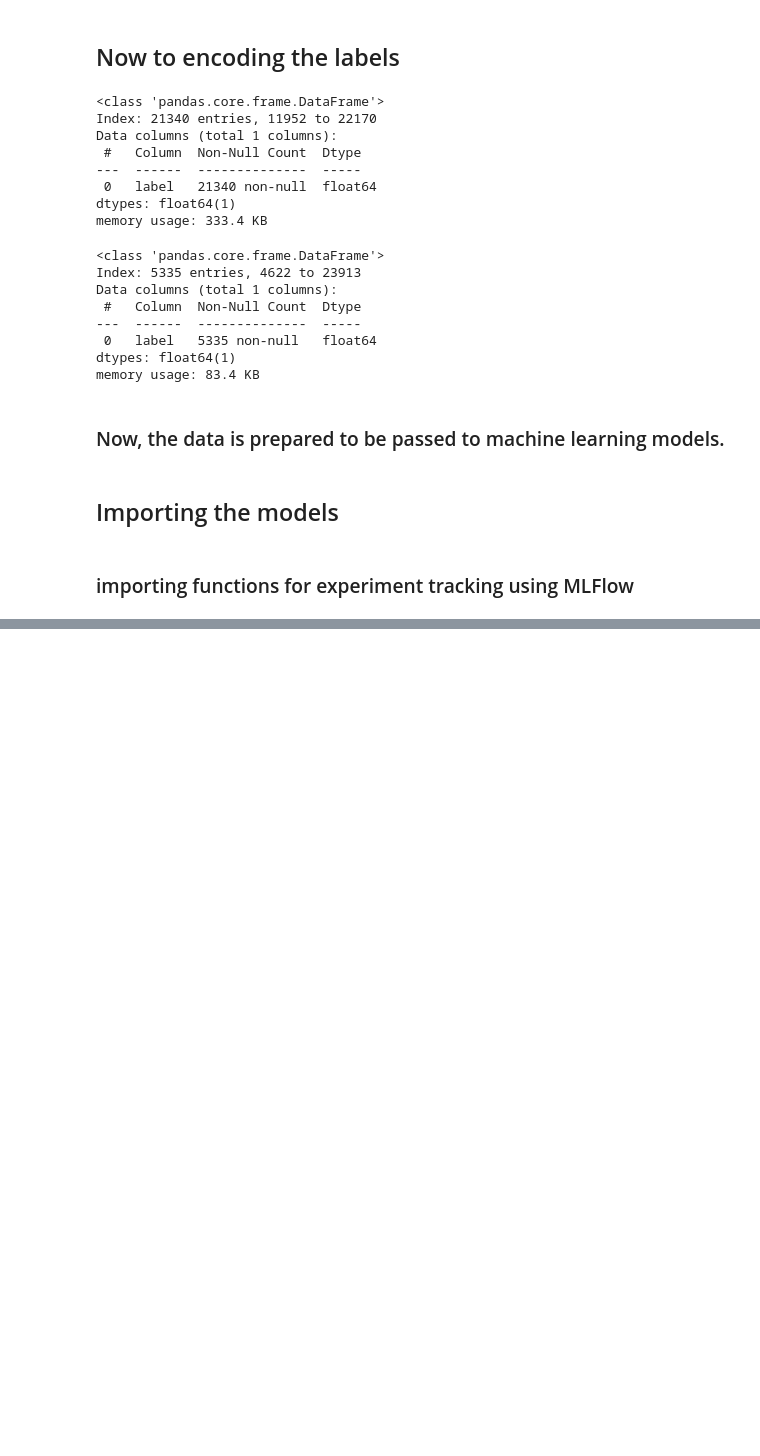
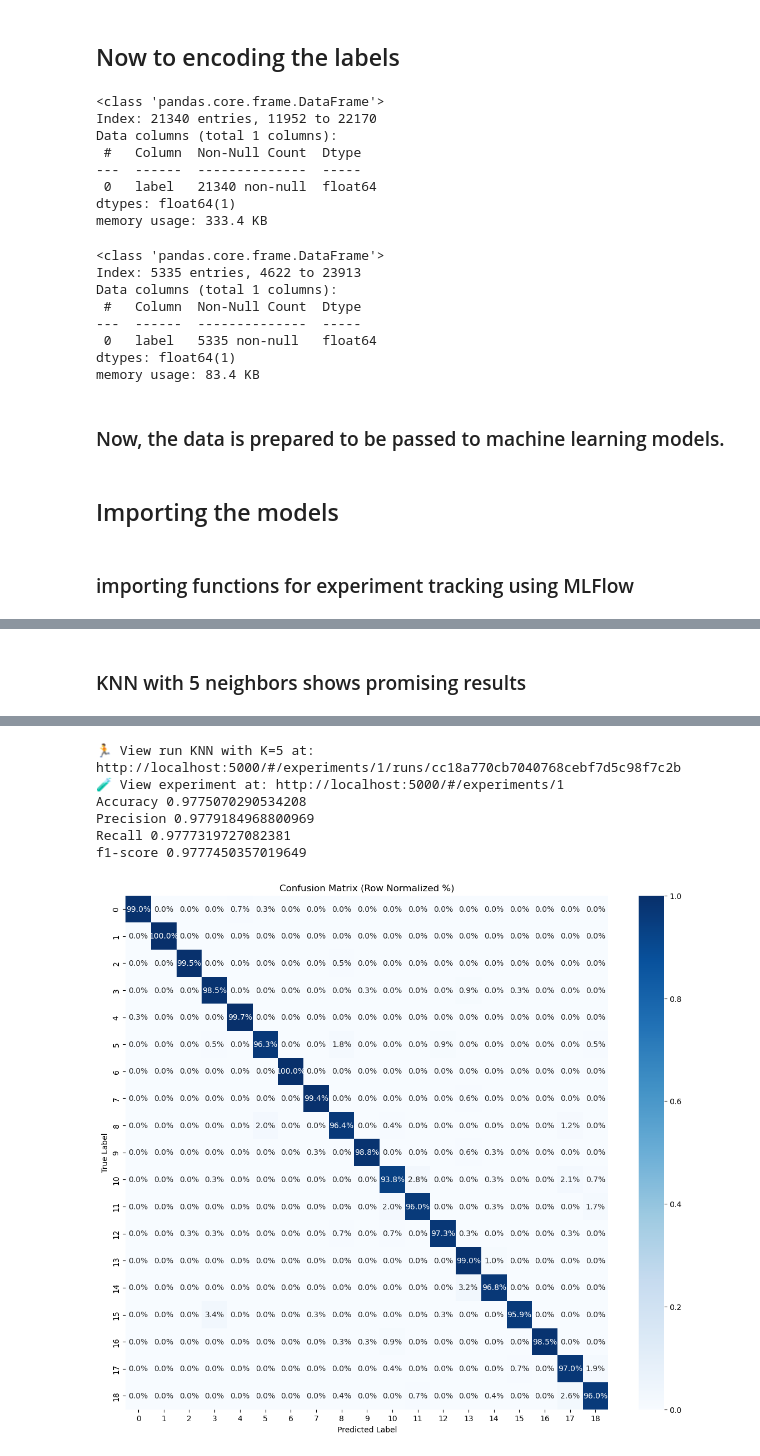
Before and after one commit to MahmoudSayed216/Hand-Gesture-Classification, a Jupyter notebook: notebook.ipynb, the cells around one changed output, grey strips where cells are left out. Cells and saved outputs as stored; diff of their text form; code cells hidden in the pictures; blank space fills up the shorter version.

Commit message:
Trained and logged KNN with different K values, also fixed some problems with evaluate.py and mlflow_logging.py

```diff
--- a/notebook.ipynb
+++ b/notebook.ipynb
@@ -393,0 +398,3 @@ from sklearn.model_selection import GridSearchCV
+# %%
+experiment_id = setup_mlflow_experiment("Hand Gestures Classification", tracking_uri = "http://localhost:5000")
+experiment_id
@@ -393,0 +404,31 @@ from sklearn.model_selection import GridSearchCV
+# %%
+def plot_confusion_matrix(cm):
+    if cm.max() > 1:
+        cm = cm.astype(float) / cm.sum(axis=1, keepdims=True)
+
+    plt.figure(figsize=(14, 12))
+    sns.heatmap(
+        cm,
+        annot=True,
+        fmt=".1%",
+        cmap="Blues"
+    )
+
+    plt.title("Confusion Matrix (Row Normalized %)")
+    plt.ylabel("True Label")
+    plt.xlabel("Predicted Label")
+    plt.show()
+    plt.close()
+# %% [markdown]
+### KNN with 5 neighbors shows promising results
+# %%
+KNN = KNeighborsClassifier(n_neighbors= 5)
+KNN.fit(X_train, y_train)
+metrics = evaluate_model(KNN, X_test, y_test)
+log_model_with_mlflow(experiment_id, KNN, metrics, model_name='KNN with K=5', output_dir='mlruns')
+print("Accuracy", metrics['Accuracy'])
+print("Precision", metrics['Precision'])
+print("Recall", metrics['Recall'])
+print("f1-score", metrics['f1'])
+plot_confusion_matrix(metrics['Confusion Matrix'])
+# %% [output]
@@ -393,0 +436,7 @@ from sklearn.model_selection import GridSearchCV
+🏃 View run KNN with K=5 at: http://localhost:5000/#/experiments/1/runs/cc18a770cb7040768cebf7d5c98f7c2b
+🧪 View experiment at: http://localhost:5000/#/experiments/1
+Accuracy 0.9775070290534208
+Precision 0.9779184968800969
+Recall 0.9777319727082381
+f1-score 0.9777450357019649
+[figure, added]
```
Also changed, not shown: parts of 9 cells of this notebook, 3 other files.
